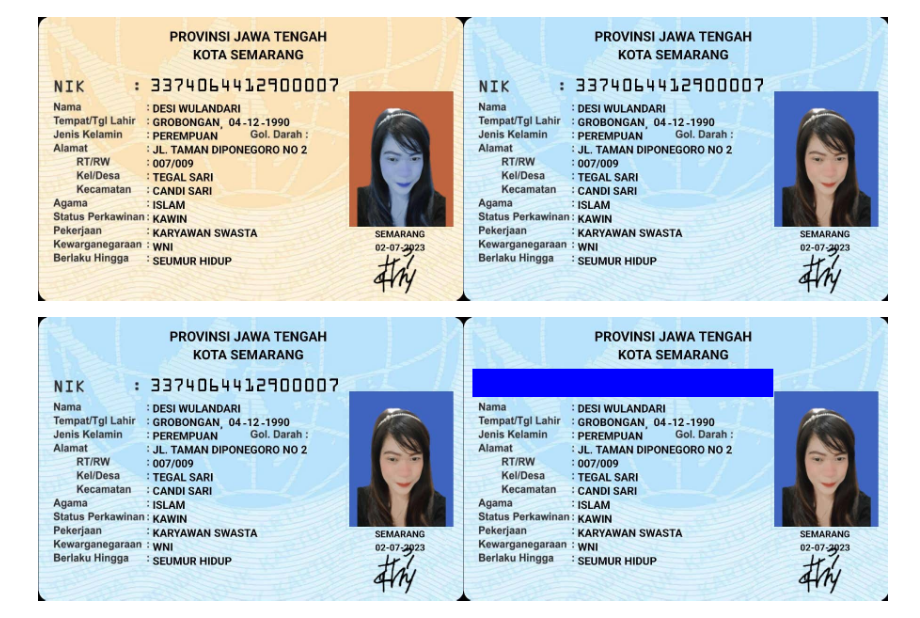
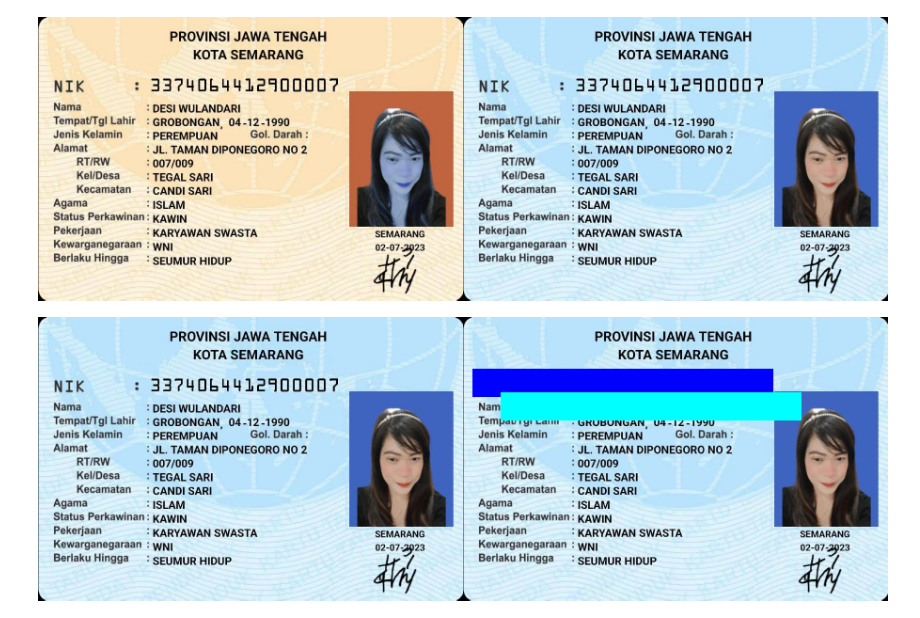
Before and after one commit to doggest25/PCVK_Agusty, a Jupyter notebook: KTP.ipynb, the cells around one changed output. Drawn from its saved outputs; the diff is of its cells as text; code cells hidden in the pictures.

```diff
--- a/KTP.ipynb
+++ b/KTP.ipynb
@@ -36,28 +36,41 @@ for url in urls:
 # %%
 # Convert image from BGR to RGB
 image_2 = cv.cvtColor(image, cv.COLOR_BGR2RGB)
 image_rgb = cv.cvtColor(image, cv.COLOR_BGR2RGB)
 
 # Dapatkan dimensi gambar
 tinggi, lebar, _ = image_rgb.shape
 
 # Tentukan posisi dan ukuran kotak
 x_start = 10  # Posisi x awal kotak
 y_start = 55  # Posisi y awal kotak
 kotak_lebar = 320  # Lebar kotak
 kotak_tinggi = 30 # Tinggi kotak
 
 # Tentukan batas kotak
 x_end = x_start + kotak_lebar
 y_end = y_start + kotak_tinggi
 
+# Tentukan posisi dan ukuran kotak
+x2_start = 40  # Posisi x awal kotak
+y2_start = 80  # Posisi y awal kotak
+kotak_lebar2 = 320  # Lebar kotak
+kotak_tinggi2 = 30 # Tinggi kotak
+
+# Tentukan batas kotak
+x2_end = x2_start + kotak_lebar2
+y2_end = y2_start + kotak_tinggi2
+
 # Gambar kotak putih di gambar
+
 image_rgb[y_start:y_end, x_start:x_end] = [255, 0, 0]  # Warna putih (RGB)
+
+image_rgb[y2_start:y2_end, x2_start:x2_end] = [255, 255, 0]
 
 # Menggabungkan kedua gambar secara horizontal
 final_frame = cv.hconcat([image_2, image_rgb])
 
 # Menampilkan gambar hasil
 cv2_imshow(final_frame)
 # %% [output]
-[figure, old version]
+[figure, new version]
```
